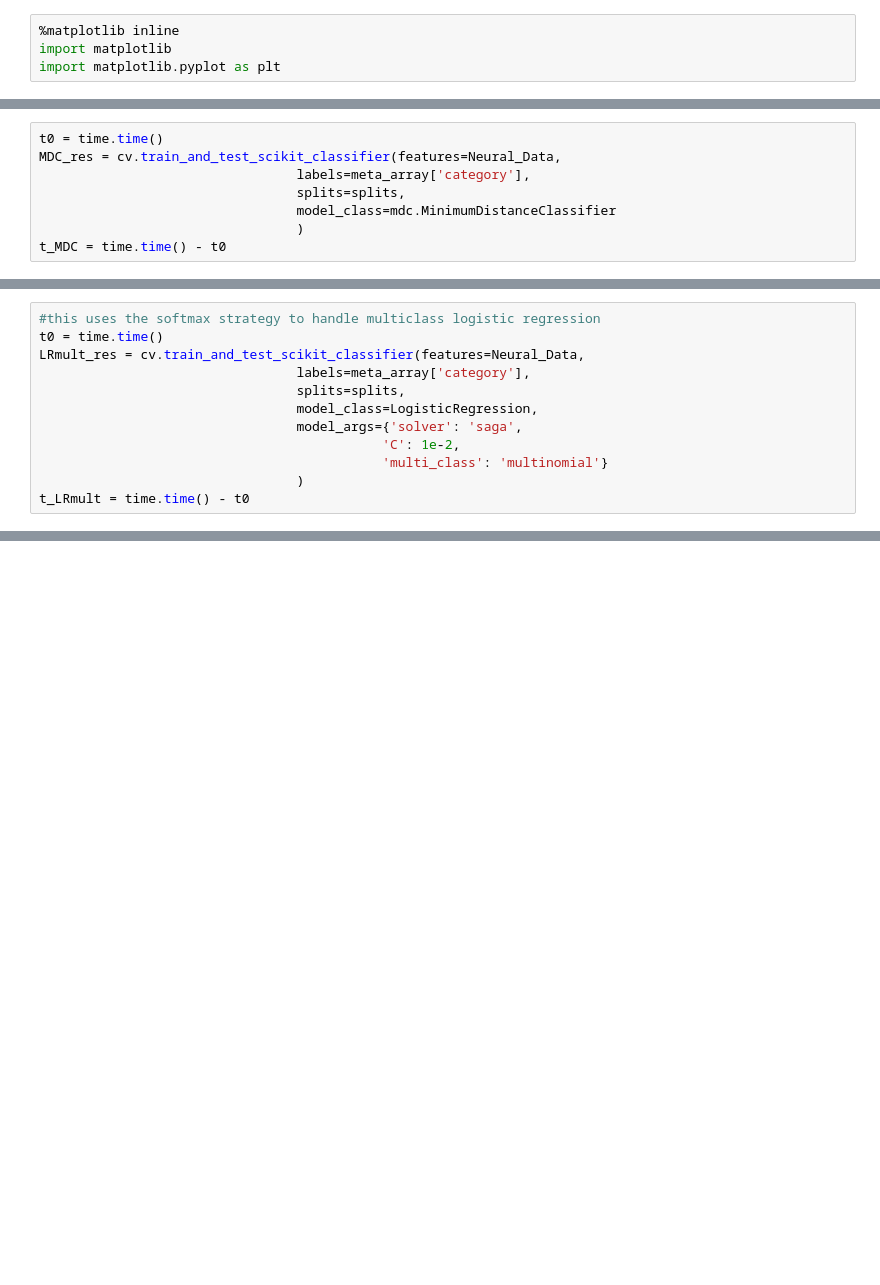
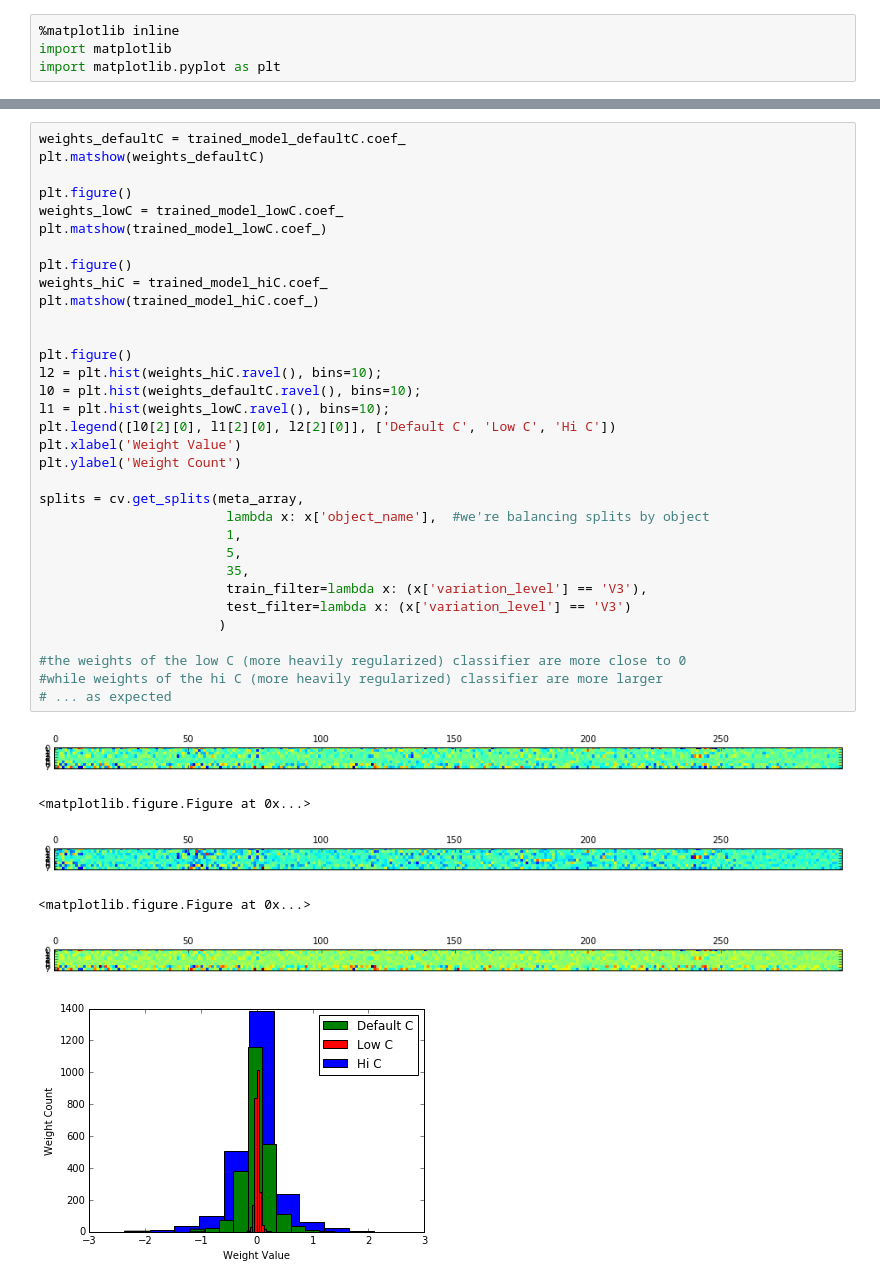
Before and after one commit to neuroailab/psych253, a Jupyter notebook: Lecture5_regularization.ipynb, the cells around one changed output, grey strips where cells are left out. Cells and saved outputs as stored; diff of their text form; blank space fills up the shorter version.

```diff
--- a/Lecture5_regularization.ipynb
+++ b/Lecture5_regularization.ipynb
@@ -67,8 +4,0 @@ t_SVM = time.time() - t0
-# %%
-t0 = time.time()
-MDC_res = cv.train_and_test_scikit_classifier(features=Neural_Data,
-                                 labels=meta_array['category'],
-                                 splits=splits,
-                                 model_class=mdc.MinimumDistanceClassifier
-                                 )
-t_MDC = time.time() - t0
@@ -130,12 +4,0 @@ LR Accuracy: 73.75%, Time: 39.894243s
-# %%
-#this uses the softmax strategy to handle multiclass logistic regression
-t0 = time.time()
-LRmult_res = cv.train_and_test_scikit_classifier(features=Neural_Data,
-                                 labels=meta_array['category'],
-                                 splits=splits,
-                                 model_class=LogisticRegression,
-                                 model_args={'solver': 'saga',
-                                            'C': 1e-2,
-                                            'multi_class': 'multinomial'}
-                                 )
-t_LRmult = time.time() - t0
@@ -219,0 +220,40 @@ print(test_probabilities[example_ind])
+# %%
+weights_defaultC = trained_model_defaultC.coef_
+plt.matshow(weights_defaultC)
+
+plt.figure()
+weights_lowC = trained_model_lowC.coef_
+plt.matshow(trained_model_lowC.coef_)
+
+plt.figure()
+weights_hiC = trained_model_hiC.coef_
+plt.matshow(trained_model_hiC.coef_)
+
+
+plt.figure()
+l2 = plt.hist(weights_hiC.ravel(), bins=10);
+l0 = plt.hist(weights_defaultC.ravel(), bins=10);
+l1 = plt.hist(weights_lowC.ravel(), bins=10);
+plt.legend([l0[2][0], l1[2][0], l2[2][0]], ['Default C', 'Low C', 'Hi C'])
+plt.xlabel('Weight Value')
+plt.ylabel('Weight Count')
+
+splits = cv.get_splits(meta_array,
+                        lambda x: x['object_name'],  #we're balancing splits by object
+                        1,
+                        5,
+                        35,
+                        train_filter=lambda x: (x['variation_level'] == 'V3'),
+                        test_filter=lambda x: (x['variation_level'] == 'V3')
+                       )
+
+#the weights of the low C (more heavily regularized) classifier are more close to 0
+#while weights of the hi C (more heavily regularized) classifier are more larger
+# ... as expected
+# %% [output]
+[figure, added]
+<matplotlib.figure.Figure at 0x...>
+[figure, added]
+<matplotlib.figure.Figure at 0x...>
+[figure, added]
+[figure, added]
```
Also changed, not shown: parts of 39 cells of this notebook.
